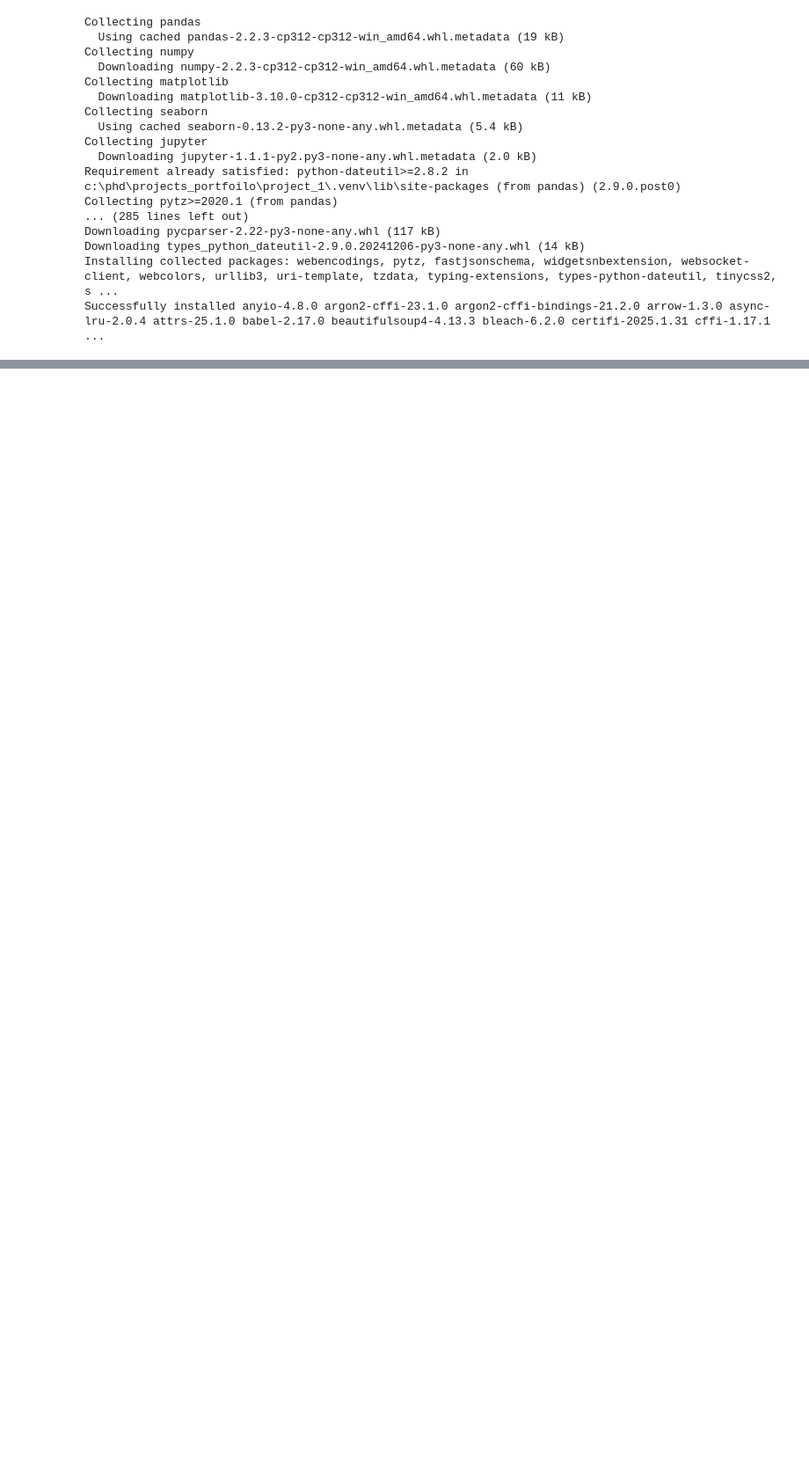
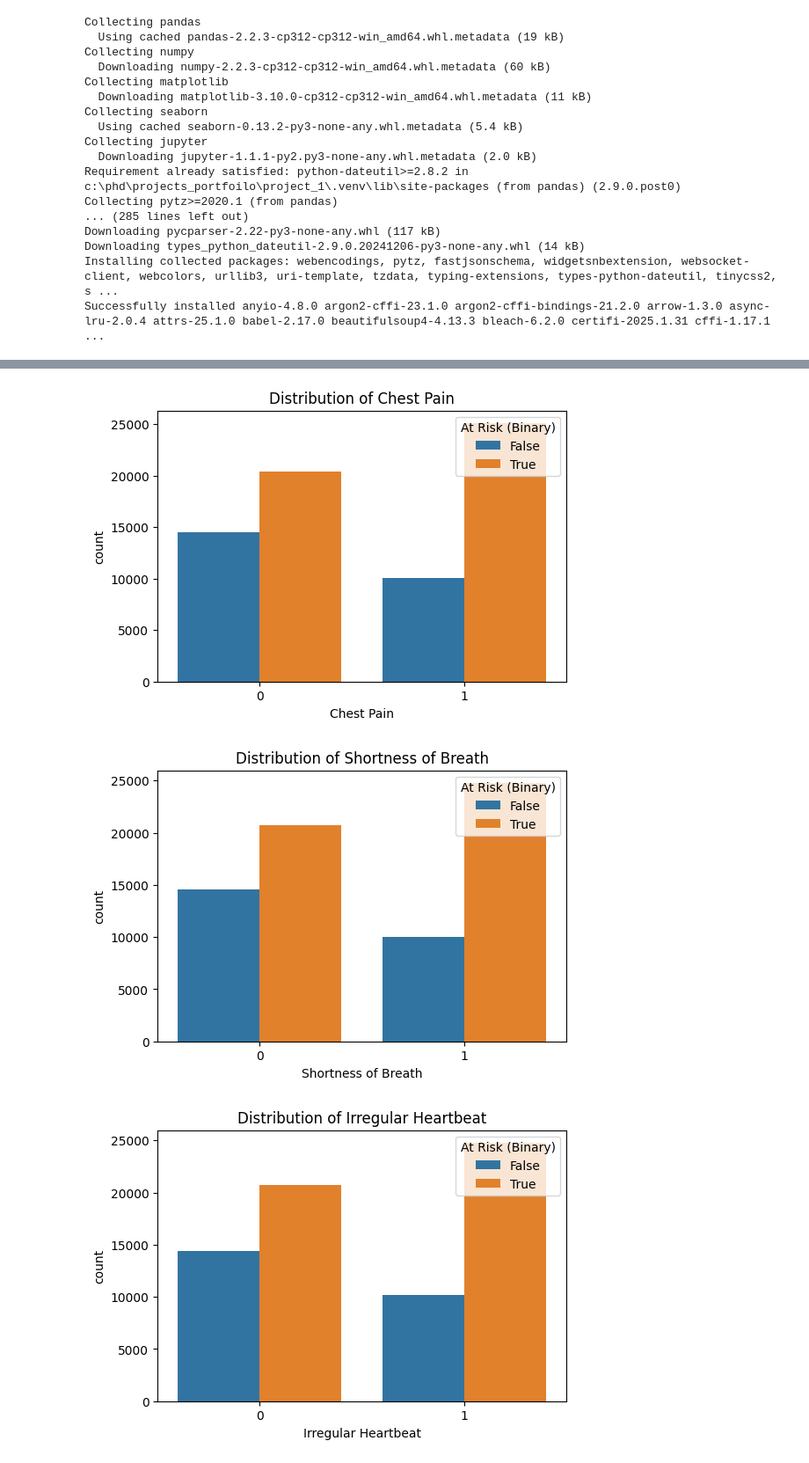
Before and after one commit to aahmed101521/Project_1, a Jupyter notebook: eda_project.ipynb, the cells around one changed output, grey strips where cells are left out. Shown at 88% size. Saved outputs shown, nothing was run; the diff lists cells and outputs as text; code cells hidden in the pictures; blank space fills up the shorter version.

```diff
--- a/eda_project.ipynb
+++ b/eda_project.ipynb
@@ -27,0 +119,10 @@ import matplotlib.pyplot as plt
+# %%
+# Categorical Features (Symptoms):  For the individual symptom columns, use count plots.
+for symptom in symptoms:
+    plt.figure(figsize=(6, 4))
+    sns.countplot(x=symptom, data=data, hue='At Risk (Binary)') # Hue shows relationship with target
+    plt.title(f'Distribution of {symptom}')
+# %% [output]
+[figure, added]
+[figure, added]
+[figure, added]
```
Also changed, not shown: parts of 11 cells of this notebook.
